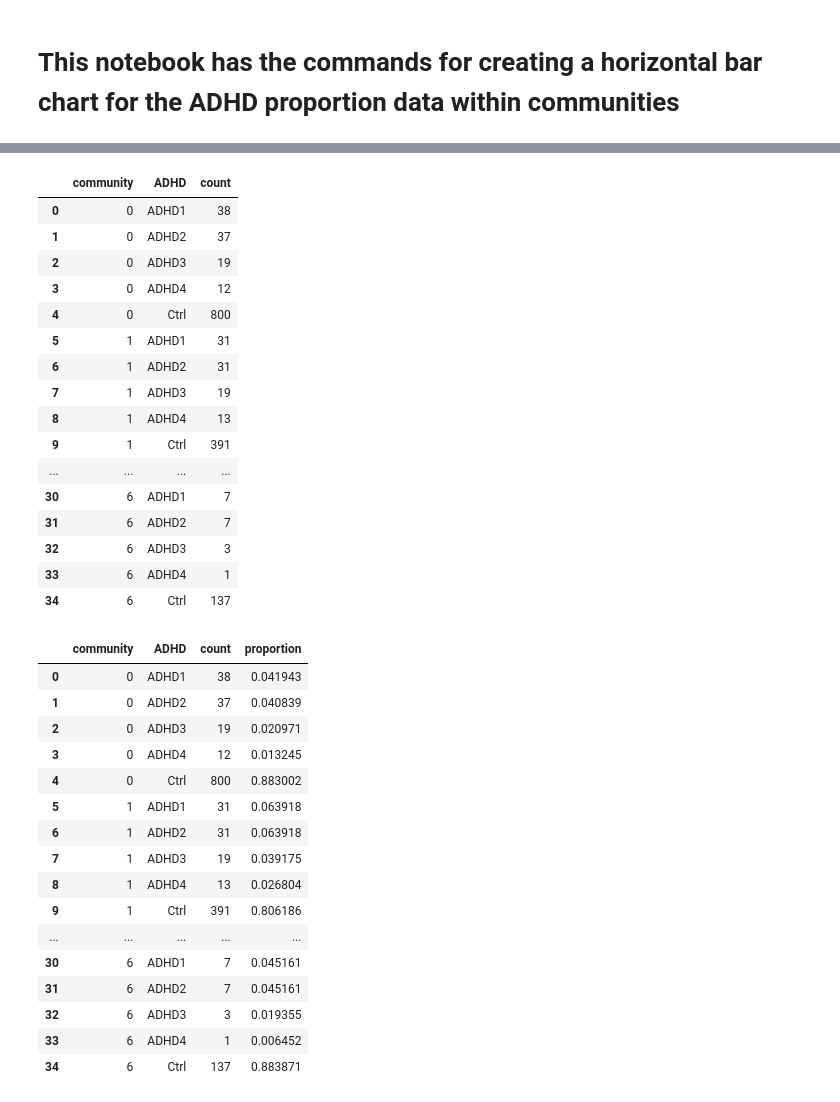
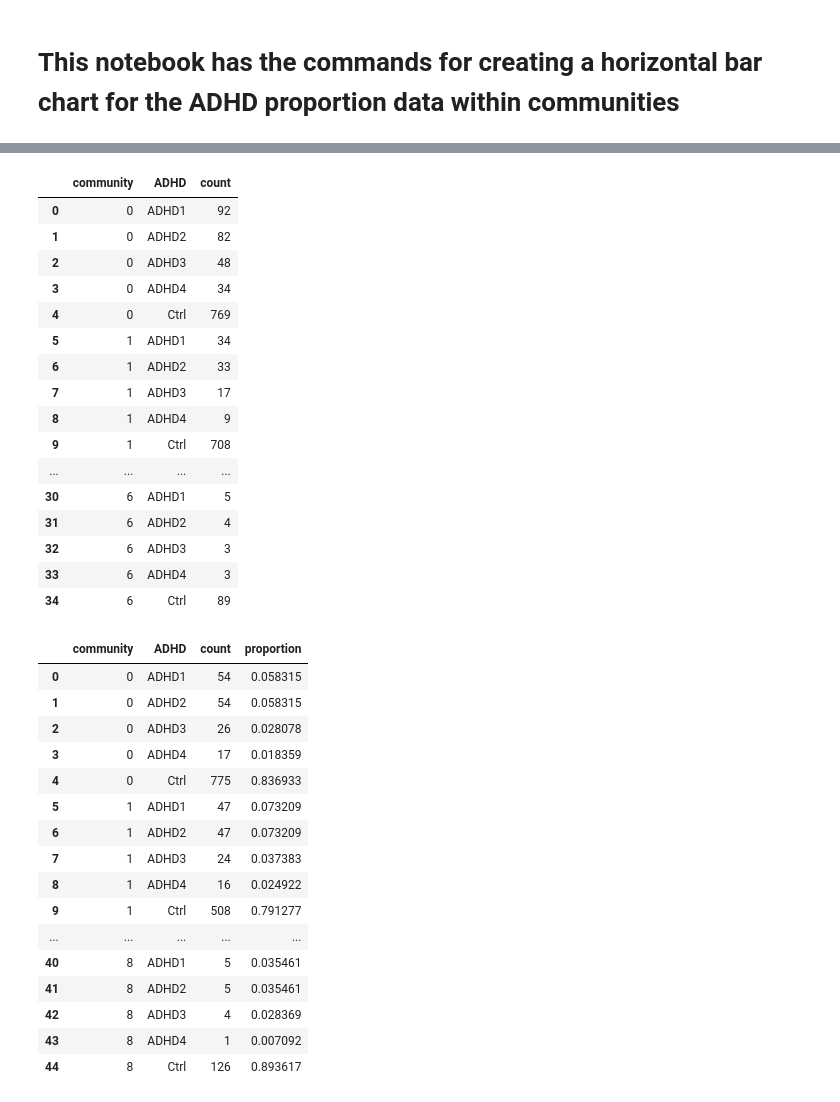
Before and after one commit to lundq163/FRF_results_viz, a Jupyter notebook: refactor/ADHD_horiz_label_fig.ipynb, the cells around one changed output, grey strips where cells are left out. Saved outputs shown, nothing was run; the diff lists cells and outputs as text; code cells hidden in the pictures.

```diff
--- a/refactor/ADHD_horiz_label_fig.ipynb
+++ b/refactor/ADHD_horiz_label_fig.ipynb
@@ -5,8 +5,10 @@ import pandas as pd
 import seaborn as sns
 import matplotlib.pyplot as plt
 # %%
-filtered_data_arms1 = pd.read_csv("/home/faird/lundq163/projects/FRF_results_viz/GBM_work/list_ADHDscores_ARMS2_arms1xgb_merged.csv")
-filtered_data_arms2= pd.read_csv("/home/faird/lundq163/projects/FRF_results_viz/GBM_work/list_ADHDscores_ARMS1_arms2xgb_merged.csv")
+filtered_data_arms1 = pd.read_csv("/home/faird/lundq163/projects/FRF_results_viz/GBM_work/fluid_ADHDscores_ARMS2_arms1xgb_merged.csv")
+filtered_data_arms2= pd.read_csv("/home/faird/lundq163/projects/FRF_results_viz/GBM_work/fluid_ADHDscores_ARMS1_arms2xgb_merged.csv")
+#filtered_data_arms1 = pd.read_csv("/home/faird/lundq163/projects/FRF_results_viz/GBM_work/list_ADHDscores_ARMS2_arms1xgb_merged.csv")
+#filtered_data_arms2= pd.read_csv("/home/faird/lundq163/projects/FRF_results_viz/GBM_work/list_ADHDscores_ARMS1_arms2xgb_merged.csv")
 #data_arms2 = pd.read_csv("/home/feczk001/shared/projects/FEZ_USERS/feczk001/UPPS_ABCD_FRF/code/jacob/ADHDscores_list_ARMS2_merged.csv")
 filtered_data_arms2
 # %% [output]
@@ -198,45 +200,45 @@ agg_data_arms2_test = aggregate_summary_data(summary_data_arms2_combined)
 agg_data_arms2_test
 # %% [output]
 |  | community | ADHD | count |
-| 0 | 0 | ADHD1 | 38 |
-| 1 | 0 | ADHD2 | 37 |
-| 2 | 0 | ADHD3 | 19 |
-| 3 | 0 | ADHD4 | 12 |
-| 4 | 0 | Ctrl | 800 |
-| 5 | 1 | ADHD1 | 31 |
-| 6 | 1 | ADHD2 | 31 |
-| 7 | 1 | ADHD3 | 19 |
-| 8 | 1 | ADHD4 | 13 |
-| 9 | 1 | Ctrl | 391 |
+| 0 | 0 | ADHD1 | 92 |
+| 1 | 0 | ADHD2 | 82 |
+| 2 | 0 | ADHD3 | 48 |
+| 3 | 0 | ADHD4 | 34 |
+| 4 | 0 | Ctrl | 769 |
+| 5 | 1 | ADHD1 | 34 |
+| 6 | 1 | ADHD2 | 33 |
+| 7 | 1 | ADHD3 | 17 |
+| 8 | 1 | ADHD4 | 9 |
+| 9 | 1 | Ctrl | 708 |
 | ... | ... | ... | ... |
-| 30 | 6 | ADHD1 | 7 |
-| 31 | 6 | ADHD2 | 7 |
+| 30 | 6 | ADHD1 | 5 |
+| 31 | 6 | ADHD2 | 4 |
 | 32 | 6 | ADHD3 | 3 |
-| 33 | 6 | ADHD4 | 1 |
-| 34 | 6 | Ctrl | 137 |
+| 33 | 6 | ADHD4 | 3 |
+| 34 | 6 | Ctrl | 89 |
 # %%
 #calculate the relevant proportions and add it as a new column
 
-agg_data_arms2_test['proportion'] = agg_data_arms2_test.groupby('community', observed=False)['count'].transform(lambda x: x / x.sum())
-agg_data_arms2_test
+agg_data_arms1_test['proportion'] = agg_data_arms1_test.groupby('community', observed=False)['count'].transform(lambda x: x / x.sum())
+agg_data_arms1_test
 # %% [output]
 |  | community | ADHD | count | proportion |
-| 0 | 0 | ADHD1 | 38 | 0.041943 |
-| 1 | 0 | ADHD2 | 37 | 0.040839 |
-| 2 | 0 | ADHD3 | 19 | 0.020971 |
-| 3 | 0 | ADHD4 | 12 | 0.013245 |
-| 4 | 0 | Ctrl | 800 | 0.883002 |
-| 5 | 1 | ADHD1 | 31 | 0.063918 |
-| 6 | 1 | ADHD2 | 31 | 0.063918 |
-| 7 | 1 | ADHD3 | 19 | 0.039175 |
-| 8 | 1 | ADHD4 | 13 | 0.026804 |
-| 9 | 1 | Ctrl | 391 | 0.806186 |
+| 0 | 0 | ADHD1 | 54 | 0.058315 |
+| 1 | 0 | ADHD2 | 54 | 0.058315 |
+| 2 | 0 | ADHD3 | 26 | 0.028078 |
+| 3 | 0 | ADHD4 | 17 | 0.018359 |
+| 4 | 0 | Ctrl | 775 | 0.836933 |
+| 5 | 1 | ADHD1 | 47 | 0.073209 |
+| 6 | 1 | ADHD2 | 47 | 0.073209 |
+| 7 | 1 | ADHD3 | 24 | 0.037383 |
+| 8 | 1 | ADHD4 | 16 | 0.024922 |
+| 9 | 1 | Ctrl | 508 | 0.791277 |
 | ... | ... | ... | ... | ... |
-| 30 | 6 | ADHD1 | 7 | 0.045161 |
-| 31 | 6 | ADHD2 | 7 | 0.045161 |
-| 32 | 6 | ADHD3 | 3 | 0.019355 |
-| 33 | 6 | ADHD4 | 1 | 0.006452 |
-| 34 | 6 | Ctrl | 137 | 0.883871 |
+| 40 | 8 | ADHD1 | 5 | 0.035461 |
+| 41 | 8 | ADHD2 | 5 | 0.035461 |
+| 42 | 8 | ADHD3 | 4 | 0.028369 |
+| 43 | 8 | ADHD4 | 1 | 0.007092 |
+| 44 | 8 | Ctrl | 126 | 0.893617 |
 # %%
 #pivot the data to prepare it for visualization
 
```
Also changed, not shown: parts of 7 cells of this notebook, 16 other files.
